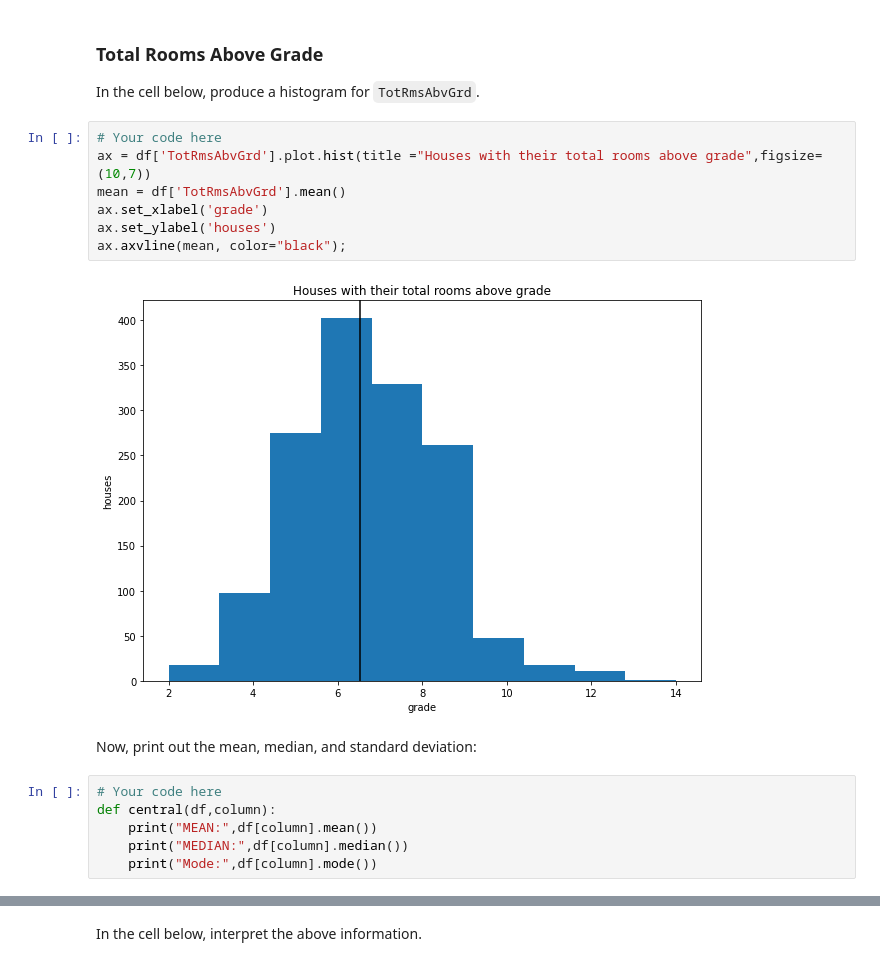
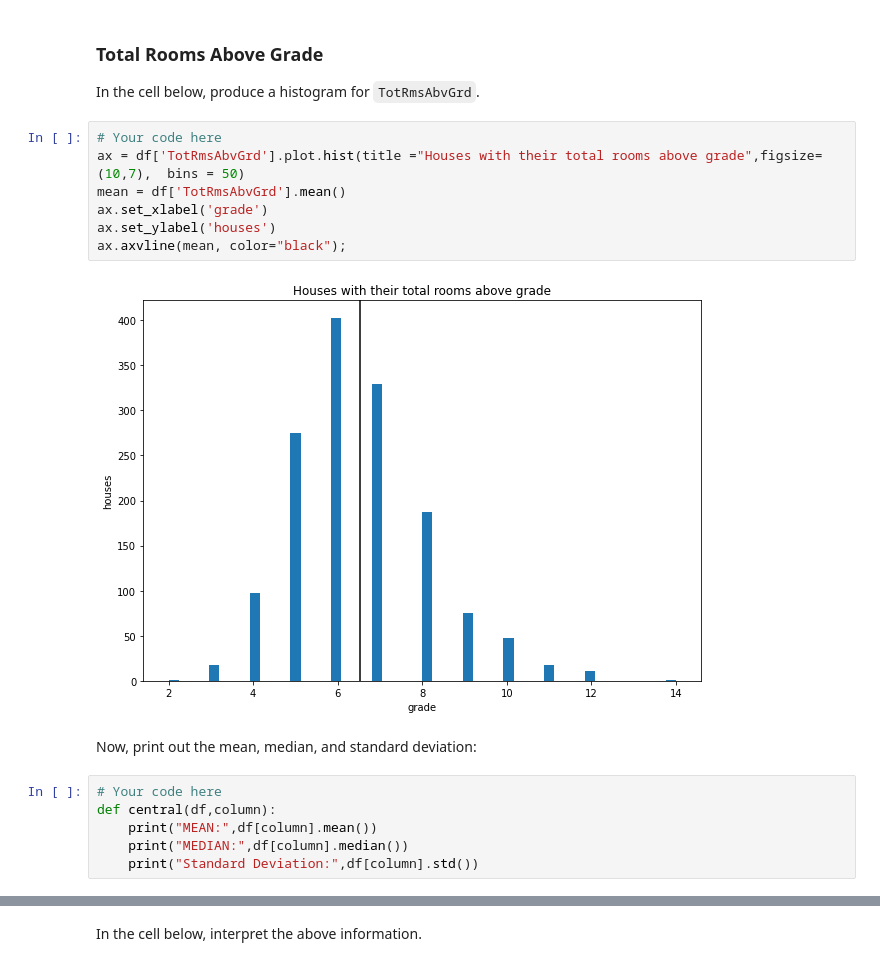
Before and after one commit to Muramati/dsc-pandas-eda-lab, a Jupyter notebook: index.ipynb, the cells around one changed output, grey strips where cells are left out. Cells and saved outputs as stored; diff of their text form.

```diff
--- a/index.ipynb
+++ b/index.ipynb
@@ -218,13 +200,13 @@ None
 In the cell below, produce a histogram for `TotRmsAbvGrd`.
 # %%
 # Your code here
-ax = df['TotRmsAbvGrd'].plot.hist(title ="Houses with their total rooms above grade",figsize=(10,7))
+ax = df['TotRmsAbvGrd'].plot.hist(title ="Houses with their total rooms above grade",figsize=(10,7),  bins = 50)
 mean = df['TotRmsAbvGrd'].mean()
 ax.set_xlabel('grade')
 ax.set_ylabel('houses')
 ax.axvline(mean, color="black");
 # %% [output]
-[figure, old version]
+[figure, new version]
 # %% [markdown]
 Now, print out the mean, median, and standard deviation:
 # %%
@@ -232,7 +214,7 @@ Now, print out the mean, median, and standard deviation:
 def central(df,column):
     print("MEAN:",df[column].mean())
     print("MEDIAN:",df[column].median())
-    print("Mode:",df[column].mode())
+    print("Standard Deviation:",df[column].std())
 # %%
 central(df, "TotRmsAbvGrd")
 # %% [output]
```
Also changed, not shown: parts of 14 cells of this notebook.
